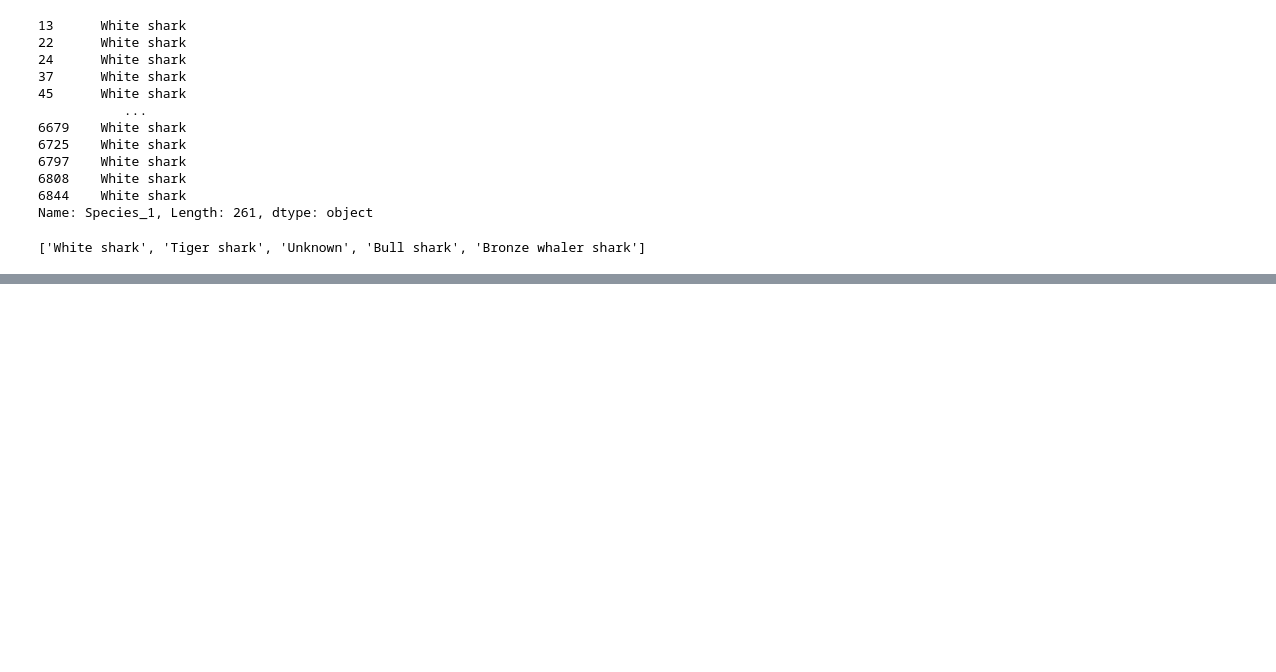
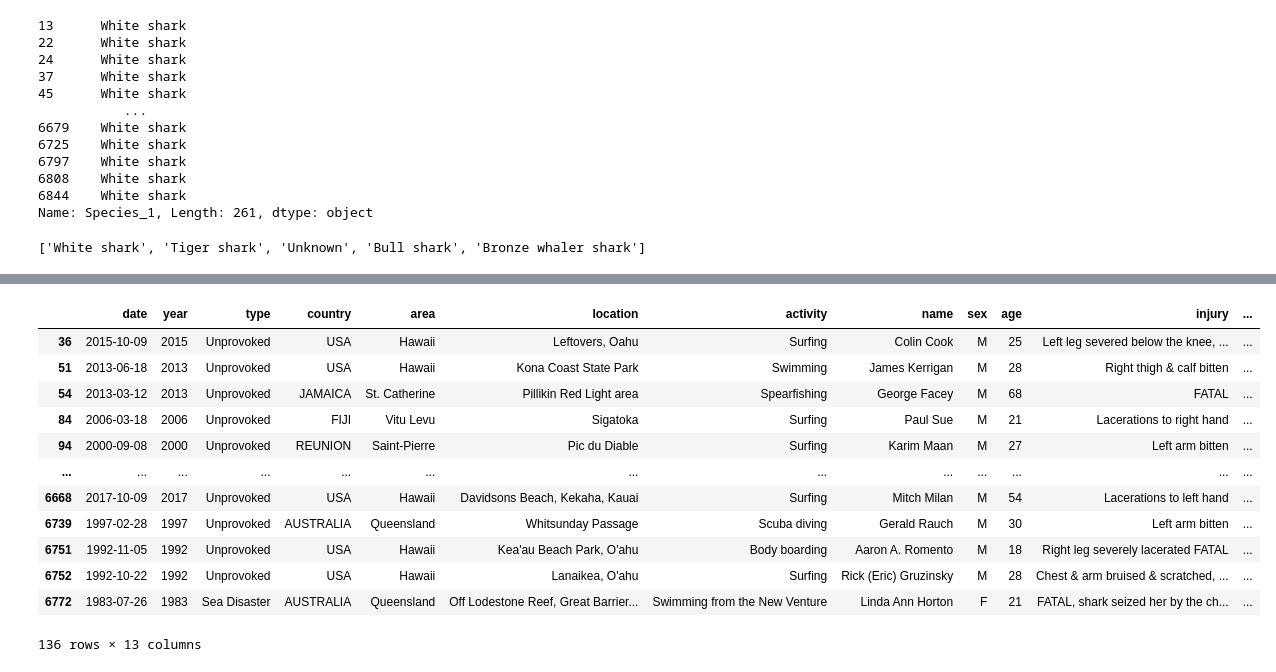
Before and after one commit to CourtneyCole123/Shark-Analysis-Team, a Jupyter notebook: Shark Data.ipynb, the cells around one changed output, grey strips where cells are left out. Cells and saved outputs as stored; diff of their text form; code cells hidden in the pictures; blank space fills up the shorter version.

```diff
--- a/Shark Data.ipynb
+++ b/Shark Data.ipynb
@@ -376,0 +485,17 @@ ValueError: cannot insert species_mode, already exists
+# %%
+tiger_shark_df = clean_data_df.loc[clean_data_df['Species_1'] =='Tiger shark' ]
+tiger_shark_df
+# %% [output]
+|  | date | year | type | country | area | location | activity | name | sex | age | injury | ... |
+| 36 | 2015-10-09 | 2015 | Unprovoked | USA | Hawaii | Leftovers, Oahu | Surfing | Colin Cook | M | 25 | Left leg severed below the knee, ... | ... |
+| 51 | 2013-06-18 | 2013 | Unprovoked | USA | Hawaii | Kona Coast State Park | Swimming | James Kerrigan | M | 28 | Right thigh & calf bitten | ... |
+| 54 | 2013-03-12 | 2013 | Unprovoked | JAMAICA | St. Catherine | Pillikin Red Light area | Spearfishing | George Facey | M | 68 | FATAL | ... |
+| 84 | 2006-03-18 | 2006 | Unprovoked | FIJI | Vitu Levu | Sigatoka | Surfing | Paul Sue | M | 21 | Lacerations to right hand | ... |
+| 94 | 2000-09-08 | 2000 | Unprovoked | REUNION | Saint-Pierre | Pic du Diable | Surfing | Karim Maan | M | 27 | Left arm bitten | ... |
+| ... | ... | ... | ... | ... | ... | ... | ... | ... | ... | ... | ... | ... |
+| 6668 | 2017-10-09 | 2017 | Unprovoked | USA | Hawaii | Davidsons Beach, Kekaha, Kauai | Surfing | Mitch Milan | M | 54 | Lacerations to left hand | ... |
+| 6739 | 1997-02-28 | 1997 | Unprovoked | AUSTRALIA | Queensland | Whitsunday Passage | Scuba diving | Gerald Rauch | M | 30 | Left arm bitten | ... |
+| 6751 | 1992-11-05 | 1992 | Unprovoked | USA | Hawaii | Kea'au Beach Park, O'ahu | Body boarding | Aaron A. Romento | M | 18 | Right leg severely lacerated FATAL | ... |
+| 6752 | 1992-10-22 | 1992 | Unprovoked | USA | Hawaii | Lanaikea, O'ahu | Surfing | Rick (Eric) Gruzinsky | M | 28 | Chest & arm bruised & scratched, ... | ... |
+| 6772 | 1983-07-26 | 1983 | Sea Disaster | AUSTRALIA | Queensland | Off Lodestone Reef, Great Barrier... | Swimming from the New Venture | Linda Ann Horton | F | 21 | FATAL, shark seized her by the ch... | ... |
+136 rows × 13 columns
```
Also changed, not shown: parts of 29 cells of this notebook.
